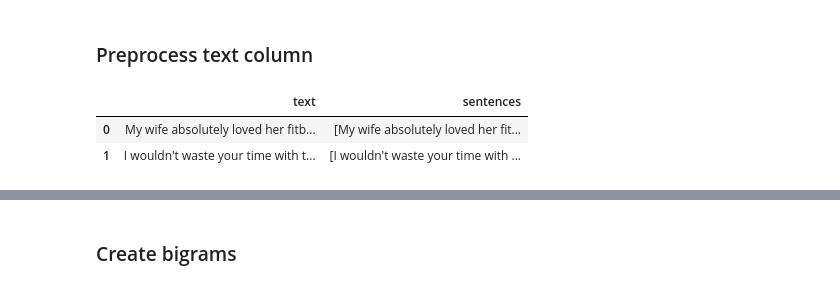
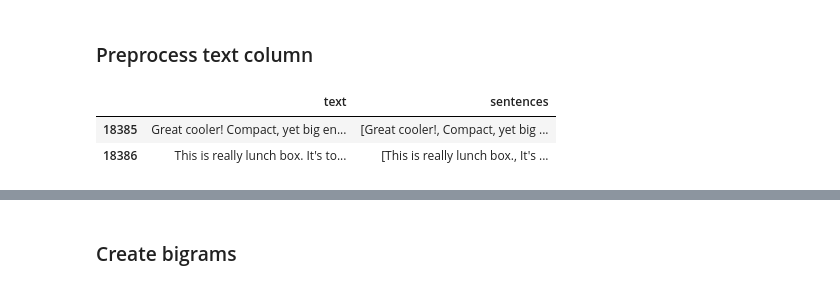
Before and after one commit to marieljum/NLP_Amazon_Reviews_Sentiment, a Jupyter notebook: notebooks/NLP_Techniques.ipynb, the cells around one changed output, grey strips where cells are left out. Drawn from its saved outputs; the diff is of its cells as text; code cells hidden in the pictures.

```diff
--- a/notebooks/NLP_Techniques.ipynb
+++ b/notebooks/NLP_Techniques.ipynb
@@ -53,3 +62,6 @@ Index(['rating', 'title', 'text', 'asin', 'parent_asin', 'user_id',
+# %%
+# Remove null values in 'text' column
+merge_df = merge_df.dropna(subset=['text'])
 # %% [markdown]
 ## Filtering the dataframe to a specific brand or product
 # %%
@@ -78,9 +90,9 @@ Sunny Health & Fitness     2795
 Name: count, dtype: int64
 # %%
 # Assigning a specific store name
-store = 'Fitbit'
+store = 'Coleman'
 
-filtered_df = merge_df.loc[merge_df['store'] == store].reset_index()
+filtered_df = merge_df.loc[merge_df['store'] == store]
 # %%
 filtered_df.columns
 # %% [output]
@@ -275,20 +283,18 @@ ax.tick_params(axis='both', labelsize=8)  # Set font size for y-axis ticks;
 # %% [markdown]
 ### Preprocess text column
 # %%
-# Ensure all entries in the 'text' column are strings and fill NaN values with an empty string
-filtered_df['text'] = filtered_df['text'].astype(str).fillna('')
-
 # Tokenize function
 def sentence_tokenize(text):
     return sent_tokenize(text)
 
 # Apply
-filtered_df['sentences'] = filtered_df['text'].apply(sentence_tokenize)
-filtered_df[['text', 'sentences']].head(2)
+nlp_application = filtered_df.copy()
+nlp_application['sentences'] = nlp_application['text'].apply(sentence_tokenize)
+nlp_application[['text', 'sentences']].head(2)
 # %% [output]
 |  | text | sentences |
-| 0 | My wife absolutely loved her fitb... | [My wife absolutely loved her fit... |
-| 1 | I wouldn't waste your time with t... | [I wouldn't waste your time with ... |
+| 18385 | Great cooler! Compact, yet big en... | [Great cooler!, Compact, yet big ... |
+| 18386 | This is really lunch box. It's to... | [This is really lunch box., It's ... |
 # %%
 def preprocess_sentence(sentence):
     # Tokenize text
```
Also changed, not shown: parts of 42 cells of this notebook.
